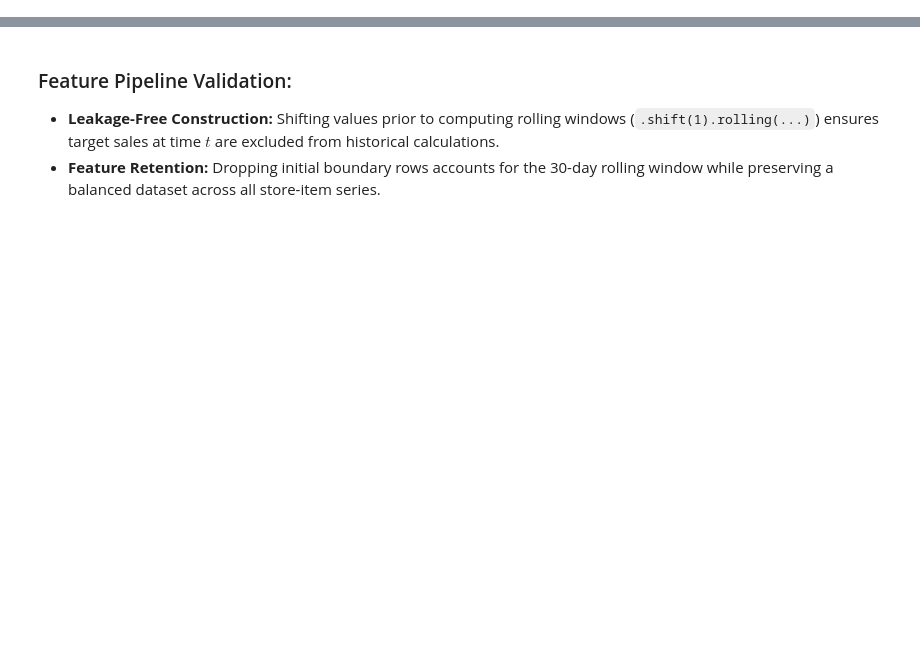
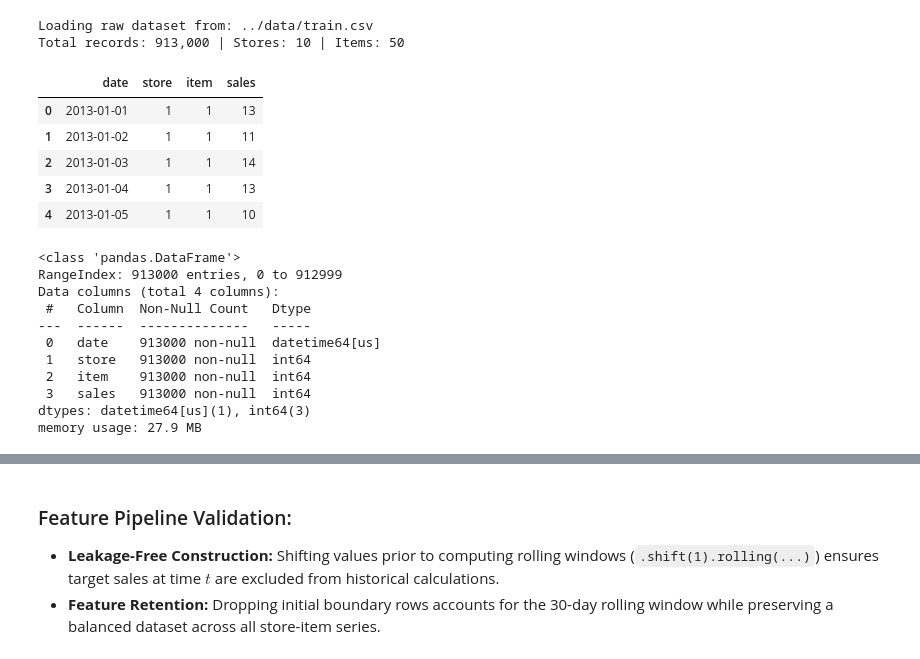
Before and after one commit to gSinhaUCB/UCB-demand-forecasting-capstone, a Jupyter notebook: notebooks/Gautam_UCB_Capstone_final.ipynb, the cells around one changed output, grey strips where cells are left out. Saved outputs shown, nothing was run; the diff lists cells and outputs as text; code cells hidden in the pictures; blank space fills up the shorter version.

Commit message:
Update README and final notebook to match grading rubric and validation metrics

```diff
--- a/notebooks/Gautam_UCB_Capstone_final.ipynb
+++ b/notebooks/Gautam_UCB_Capstone_final.ipynb
@@ -180,0 +77,70 @@ Analyze the temporal structure of the sales signal to guide model selection:
+# %%
+# ==============================================================================
+# Cell 6: Data Ingestion Pipeline
+# ==============================================================================
+
+
+# Candidate locations to support running from repository root, /notebooks, or absolute container root
+candidate_paths = [
+    "data/train.csv",
+    "../data/train.csv",
+    "./data/train.csv",
+    "/data/train.csv",
+    "/workspaces/UCB-demand-forecasting-capstone/data/train.csv",
+    "train.csv"
+]
+
+data_path = next((p for p in candidate_paths if os.path.exists(p)), None)
+
+if data_path:
+    print(f"Loading raw dataset from: {data_path}")
+    df = pd.read_csv(data_path, parse_dates=["date"])
+else:
+    print("Dataset not detected in data folder. Generating synthetic fallback data...")
+    dates = pd.date_range(start="2013-01-01", end="2017-12-31", freq="D")
+    records = []
+
+    for store in range(1, 11):
+        for item in range(1, 51):
+            base_demand = 15.0 + (store * 2.2) + (item * 0.8)
+            t = np.arange(len(dates))
+            yearly_seasonality = 12.0 * np.sin(2 * np.pi * t / 365.25)
+            dow_boost = np.where(dates.dayofweek >= 4, 8.5, 0.0)
+            noise = np.random.normal(0, 3.0, len(dates))
+            sales = np.maximum(1, np.round(base_demand + yearly_seasonality + dow_boost + noise))
+
+            sub_df = pd.DataFrame({
+                "date": dates,
+                "store": store,
+                "item": item,
+                "sales": sales.astype(int)
+            })
+            records.append(sub_df)
+
+    df = pd.concat(records, ignore_index=True)
+    print(f"Synthetic fallback generated successfully. Shape: {df.shape}")
+
+print(f"Total records: {len(df):,} | Stores: {df['store'].nunique()} | Items: {df['item'].nunique()}")
+display(df.head())
+
+df.info()
+# %% [output]
+Loading raw dataset from: ../data/train.csv
+Total records: 913,000 | Stores: 10 | Items: 50
+|  | date | store | item | sales |
+| 0 | 2013-01-01 | 1 | 1 | 13 |
+| 1 | 2013-01-02 | 1 | 1 | 11 |
+| 2 | 2013-01-03 | 1 | 1 | 14 |
+| 3 | 2013-01-04 | 1 | 1 | 13 |
+| 4 | 2013-01-05 | 1 | 1 | 10 |
+<class 'pandas.DataFrame'>
+RangeIndex: 913000 entries, 0 to 912999
+Data columns (total 4 columns):
+ #   Column  Non-Null Count   Dtype
+---  ------  --------------   -----
+ 0   date    913000 non-null  datetime64[us]
+ 1   store   913000 non-null  int64
+ 2   item    913000 non-null  int64
+ 3   sales   913000 non-null  int64
+dtypes: datetime64[us](1), int64(3)
+memory usage: 27.9 MB
```
Also changed, not shown: parts of 36 cells of this notebook, 1 other file.
